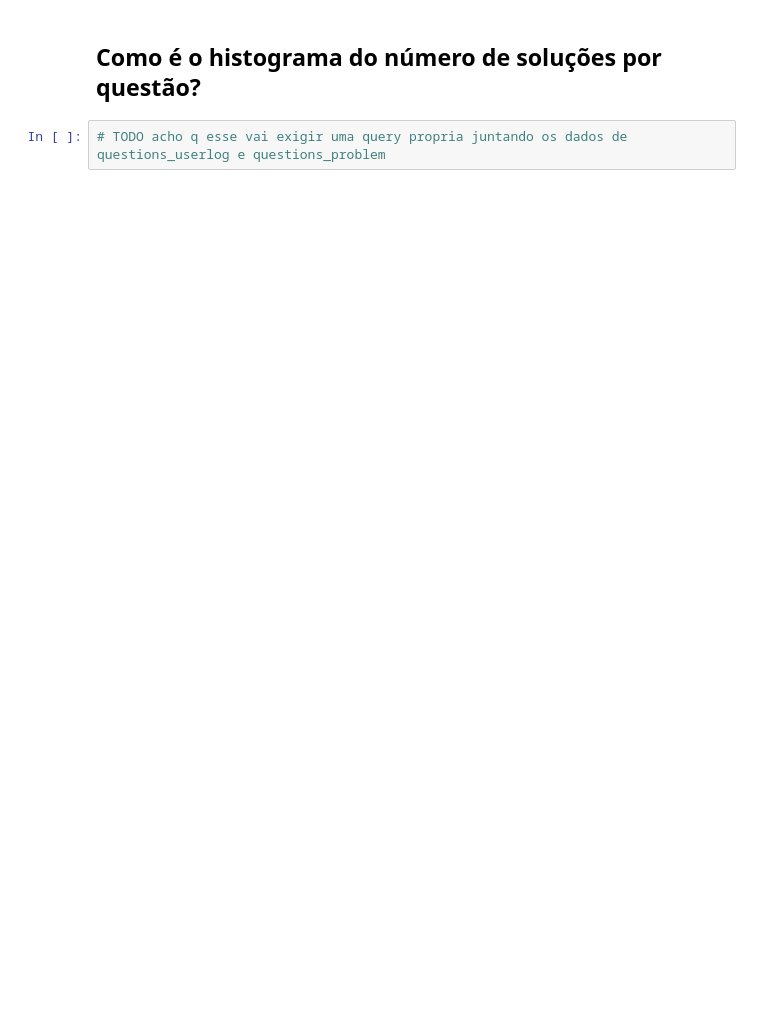
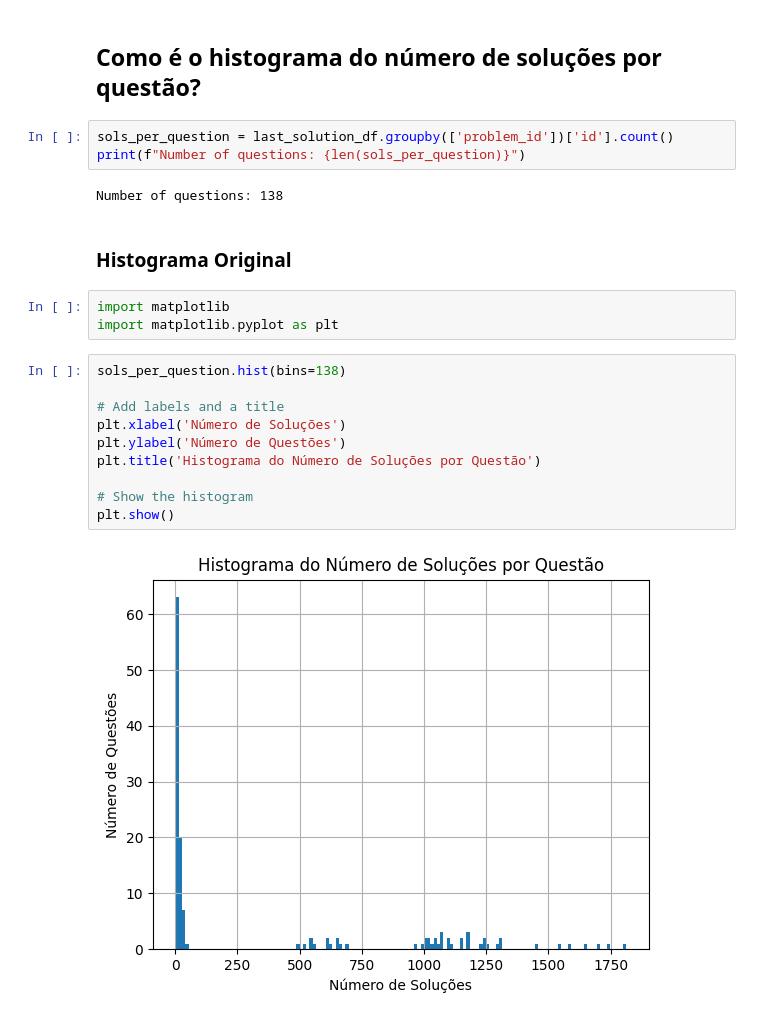
Before and after one commit to MachineTeachingEdu/overcode, a Jupyter notebook: exploring_mt_data.ipynb, the cells around one changed output. Drawn from its saved outputs; the diff is of its cells as text; blank space fills up the shorter version.

Commit message:
add solutions per question histograms

```diff
--- a/exploring_mt_data.ipynb
+++ b/exploring_mt_data.ipynb
@@ -149,4 +174,24 @@ Number of students: 3162
 # %% [markdown]
 ## Como é o histograma do número de soluções por questão?
-# %%
-# TODO acho q esse vai exigir uma query propria juntando os dados de questions_userlog e questions_problem
+# %%
+sols_per_question = last_solution_df.groupby(['problem_id'])['id'].count()
+print(f"Number of questions: {len(sols_per_question)}")
+# %% [output]
+Number of questions: 138
+# %% [markdown]
+### Histograma Original
+# %%
+import matplotlib
+import matplotlib.pyplot as plt
+# %%
+sols_per_question.hist(bins=138)
+
+# Add labels and a title
+plt.xlabel('Número de Soluções')
+plt.ylabel('Número de Questões')
+plt.title('Histograma do Número de Soluções por Questão')
+
+# Show the histogram
+plt.show()
+# %% [output]
+[figure, added]
```
Also changed, not shown: parts of 9 cells of this notebook, 1 other file.
